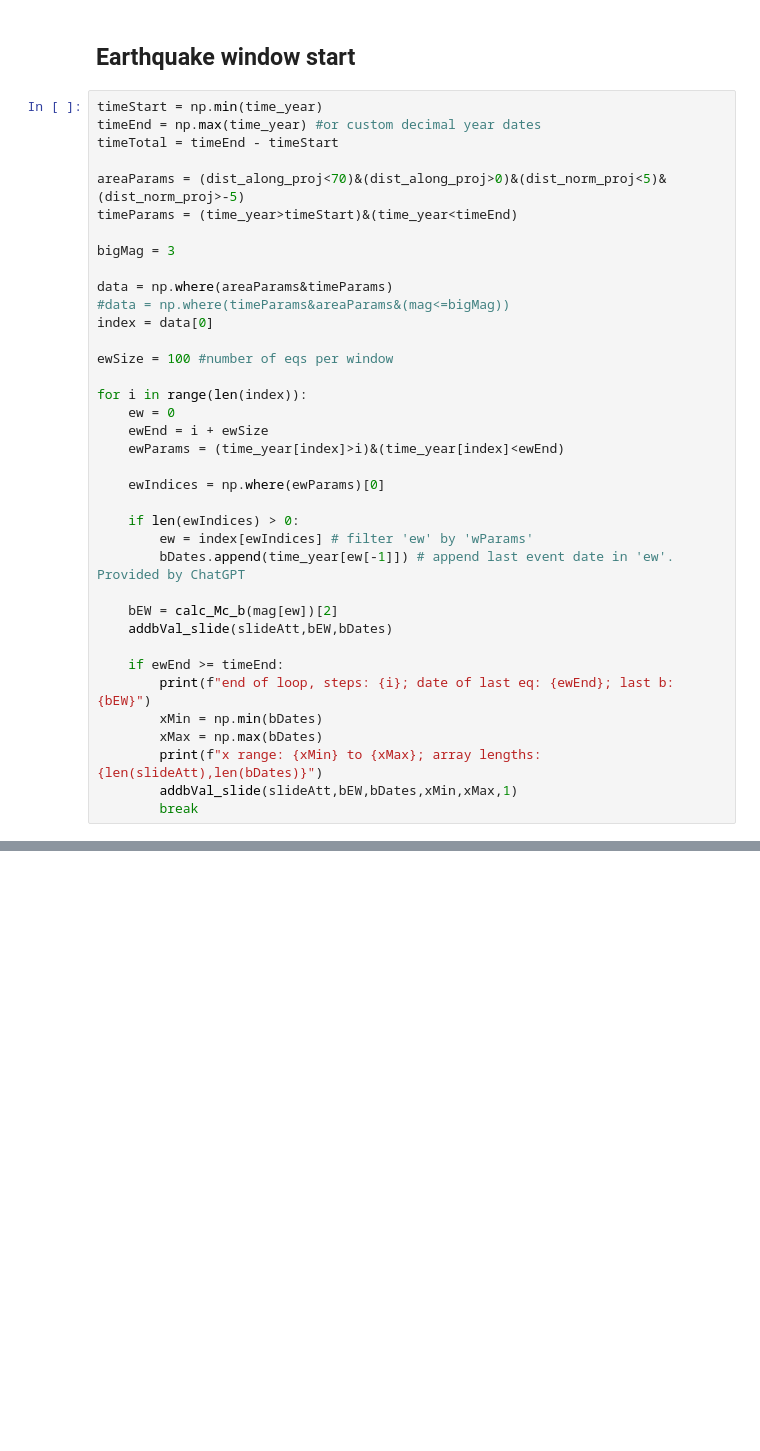
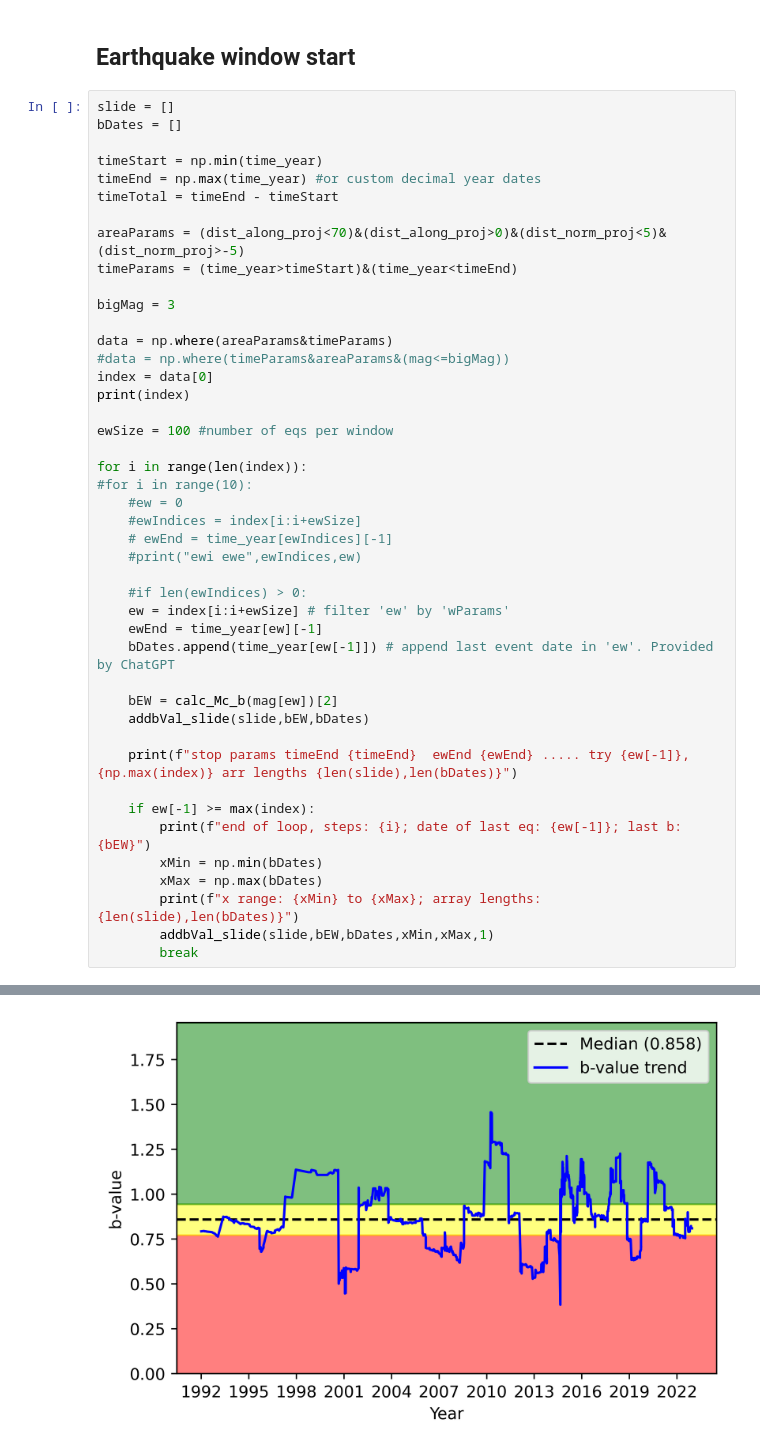
Before and after one commit to yair-franco/traffic_light_project, a Jupyter notebook: TLP_Yair_Local_EQWindow.ipynb, the cells around one changed output, grey strips where cells are left out. Cells and saved outputs as stored; diff of their text form; blank space fills up the shorter version.

Commit message:
eq window fixed
still need to plot eqs, fmc and time window length. try changing the plot function?

```diff
--- a/TLP_Yair_Local_EQWindow.ipynb
+++ b/TLP_Yair_Local_EQWindow.ipynb
@@ -582,6 +582,9 @@ x range: 2009.7121944767885 to 2022.9496266685692; array lengths: (4865, 4865)
 # %% [markdown]
 ## Earthquake window start
 # %%
+slide = []
+bDates = []
+
 timeStart = np.min(time_year)
 timeEnd = np.max(time_year) #or custom decimal year dates
 timeTotal = timeEnd - timeStart
@@ -594,28 +597,32 @@ bigMag = 3
 data = np.where(areaParams&timeParams)
 #data = np.where(timeParams&areaParams&(mag<=bigMag))
 index = data[0]
+print(index)
 
 ewSize = 100 #number of eqs per window
 
 for i in range(len(index)):
-    ew = 0
-    ewEnd = i + ewSize
-    ewParams = (time_year[index]>i)&(time_year[index]<ewEnd)
+#for i in range(10):
+    #ew = 0
+    #ewIndices = index[i:i+ewSize]
+    # ewEnd = time_year[ewIndices][-1]
+    #print("ewi ewe",ewIndices,ew)
 
-    ewIndices = np.where(ewParams)[0]
-
-    if len(ewIndices) > 0:
-        ew = index[ewIndices] # filter 'ew' by 'wParams'
-        bDates.append(time_year[ew[-1]]) # append last event date in 'ew'. Provided by ChatGPT
+    #if len(ewIndices) > 0:
+    ew = index[i:i+ewSize] # filter 'ew' by 'wParams'
+    ewEnd = time_year[ew][-1]
+    bDates.append(time_year[ew[-1]]) # append last event date in 'ew'. Provided by ChatGPT
 
     bEW = calc_Mc_b(mag[ew])[2]
-    addbVal_slide(slideAtt,bEW,bDates)
+    addbVal_slide(slide,bEW,bDates)
 
-    if ewEnd >= timeEnd:
-        print(f"end of loop, steps: {i}; date of last eq: {ewEnd}; last b: {bEW}")
+    print(f"stop params timeEnd {timeEnd}  ewEnd {ewEnd} ..... try {ew[-1]}, {np.max(index)} arr lengths {len(slide),len(bDates)}")
+
+    if ew[-1] >= max(index):
+        print(f"end of loop, steps: {i}; date of last eq: {ew[-1]}; last b: {bEW}")
         xMin = np.min(bDates)
         xMax = np.max(bDates)
-        print(f"x range: {xMin} to {xMax}; array lengths: {len(slideAtt),len(bDates)}")
-        addbVal_slide(slideAtt,bEW,bDates,xMin,xMax,1)
+        print(f"x range: {xMin} to {xMax}; array lengths: {len(slide),len(bDates)}")
+        addbVal_slide(slide,bEW,bDates,xMin,xMax,1)
         break
 # %% [output]
@@ -622,0 +646 @@ ValueError: zero-size array to reduction operation maximum which has no identity
+[figure, added]
```
Also changed, not shown: parts of 2 cells of this notebook.
